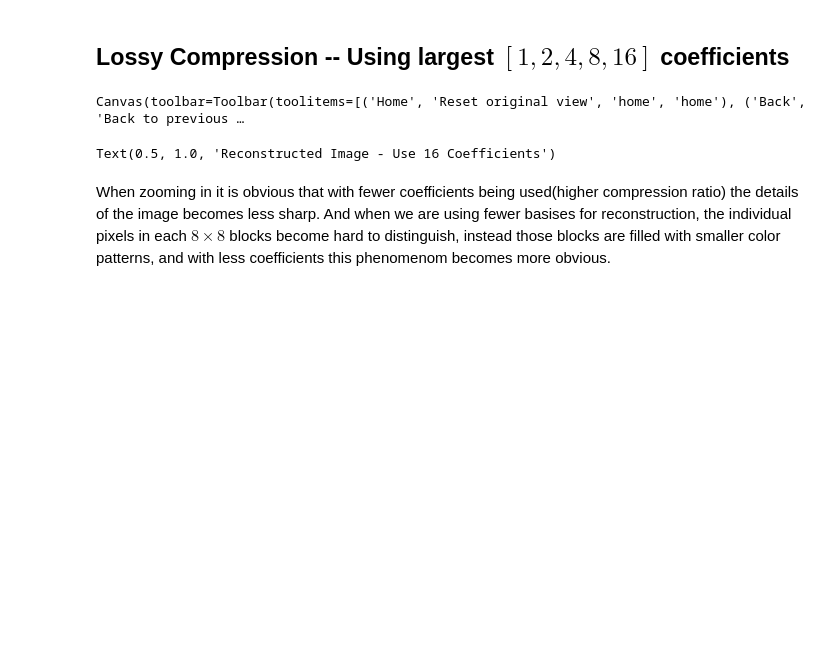
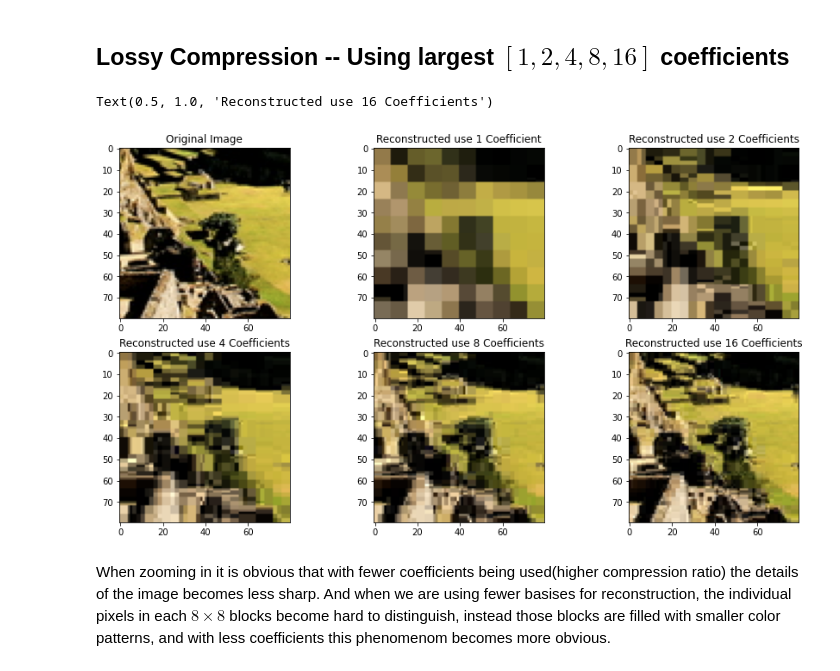
Before and after one commit to Yyyyyyrl/my_imageprocessing1, a Jupyter notebook: BlockTransform/play_Haar_compression.ipynb, the cells around one changed output. Cells and saved outputs as stored; diff of their text form; code cells hidden in the pictures; blank space fills up the shorter version.

```diff
--- a/BlockTransform/play_Haar_compression.ipynb
+++ b/BlockTransform/play_Haar_compression.ipynb
@@ -117,6 +117,3 @@ array([[ 2.00000000e+00,  0.00000000e+00, -1.41421356e+00,
          0.00000000e+00],
        [ 7.07106781e-01, -7.07106781e-01, -4.26642159e-17,
          0.00000000e+00]])
-# %%
-i,j= np.where(T == T.max())
-i
@@ -129,4 +119,0 @@ int(i[0])
-# %%
-sorted_coeff = np.sort(np.abs(T.ravel()))
-newT = T.copy()
-newT[np.abs(T) < sorted_coeff[-2]] = 0
@@ -232,12 +216,12 @@ Text(0.5, 1.0, 'Reconstructed Image - No loss')
 def n_coeff_reconstruct(num,Haar,Transforms):
     Reconstruct = Transforms.copy()
     for i in range(len(Transforms)):
-        for j in range(len(Transforms)):
+        for j in range(len(Transforms[0])):
             temp = Transforms[i][j].copy()
             for chan in range(3):
                 sorted_coeff = np.sort(np.abs(temp[...,chan].ravel()))
                 newT = temp
-                newT[np.abs(temp) < sorted_coeff[-num]] = 0
+                newT[np.abs(temp[...,chan]) < sorted_coeff[-num]] = 0
                 Reconstruct[i][j][...,chan] = np.matmul(Haar.transpose(), np.matmul(newT[...,chan], Haar))
     return np.clip(Reconstruct,0.0,1.0)
 # %%
@@ -247,17 +231,21 @@ ReconCoef4 = n_coeff_reconstruct(4,H2,Transforms)
 ReconCoef8 = n_coeff_reconstruct(8,H2,Transforms)
 ReconCoef16 = n_coeff_reconstruct(16,H2,Transforms)
 # %%
-f, ax = plt.subplots(2, 2, figsize=(10,10))
-ax[0][0].imshow(I[250:300,275:325,:])
+f, ax = plt.subplots(2, 3, figsize=(15,8))
+ax[0][0].imshow(I[240:320,280:360,:])
 ax[0][0].set_title("Original Image")
-ax[0][1].imshow(Grid_fig(ReconCoef2)[250:300,275:325,:])
-ax[0][1].set_title("Reconstructed Image - Use 2 Coefficients")
-ax[1][0].imshow(Grid_fig(ReconCoef4)[250:300,275:325,:])
-ax[1][0].set_title("Reconstructed Image - Use 4 Coefficients")
-ax[1][1].imshow(Grid_fig(ReconCoef16)[250:300,275:325,:])
-ax[1][1].set_title("Reconstructed Image - Use 16 Coefficients")
+ax[0][1].imshow(Grid_fig(ReconCoef1)[240:320,280:360,:])
+ax[0][1].set_title("Reconstructed use 1 Coefficient")
+ax[0][2].imshow(Grid_fig(ReconCoef2)[240:320,280:360,:])
+ax[0][2].set_title("Reconstructed use 2 Coefficients")
+ax[1][0].imshow(Grid_fig(ReconCoef4)[240:320,280:360,:])
+ax[1][0].set_title("Reconstructed use 4 Coefficients")
+ax[1][1].imshow(Grid_fig(ReconCoef8)[240:320,280:360,:])
+ax[1][1].set_title("Reconstructed use 8 Coefficients")
+ax[1][2].imshow(Grid_fig(ReconCoef16)[240:320,280:360,:])
+ax[1][2].set_title("Reconstructed use 16 Coefficients")
 # %% [output]
-Canvas(toolbar=Toolbar(toolitems=[('Home', 'Reset original view', 'home', 'home'), ('Back', 'Back to previous …
+Text(0.5, 1.0, 'Reconstructed use 16 Coefficients')
-Text(0.5, 1.0, 'Reconstructed Image - Use 16 Coefficients')
+[figure, added]
 # %% [markdown]
 When zooming in it is obvious that with fewer coefficients being used(higher compression ratio) the details of the image becomes less sharp. And when we are using fewer basises for reconstruction, the individual pixels in each $8 \times 8$ blocks become hard to distinguish, instead those blocks are filled with smaller color patterns, and with less coefficients this phenomenom becomes more obvious.
```
Also changed, not shown: parts of 14 cells of this notebook, 3 other files.
